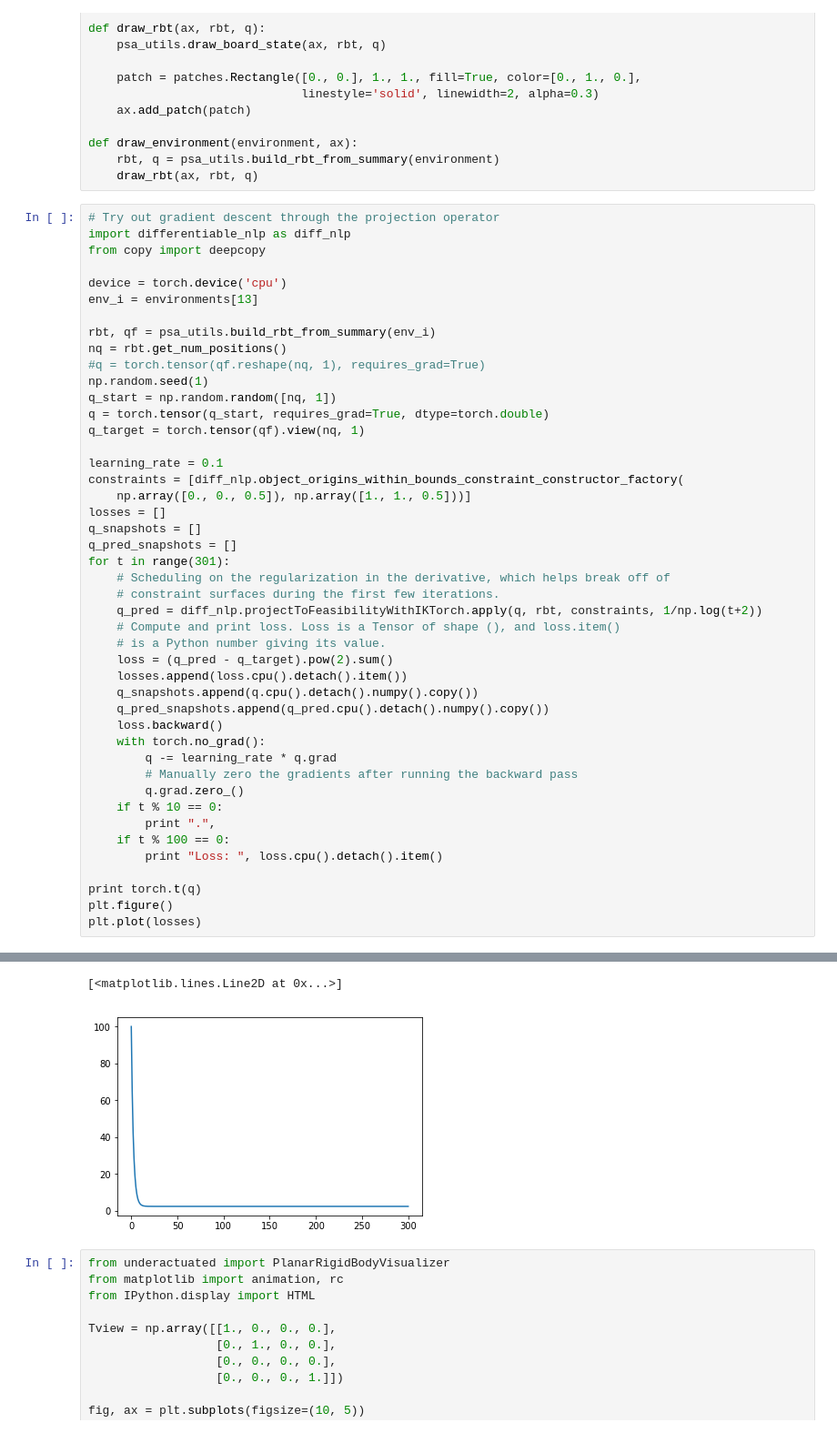
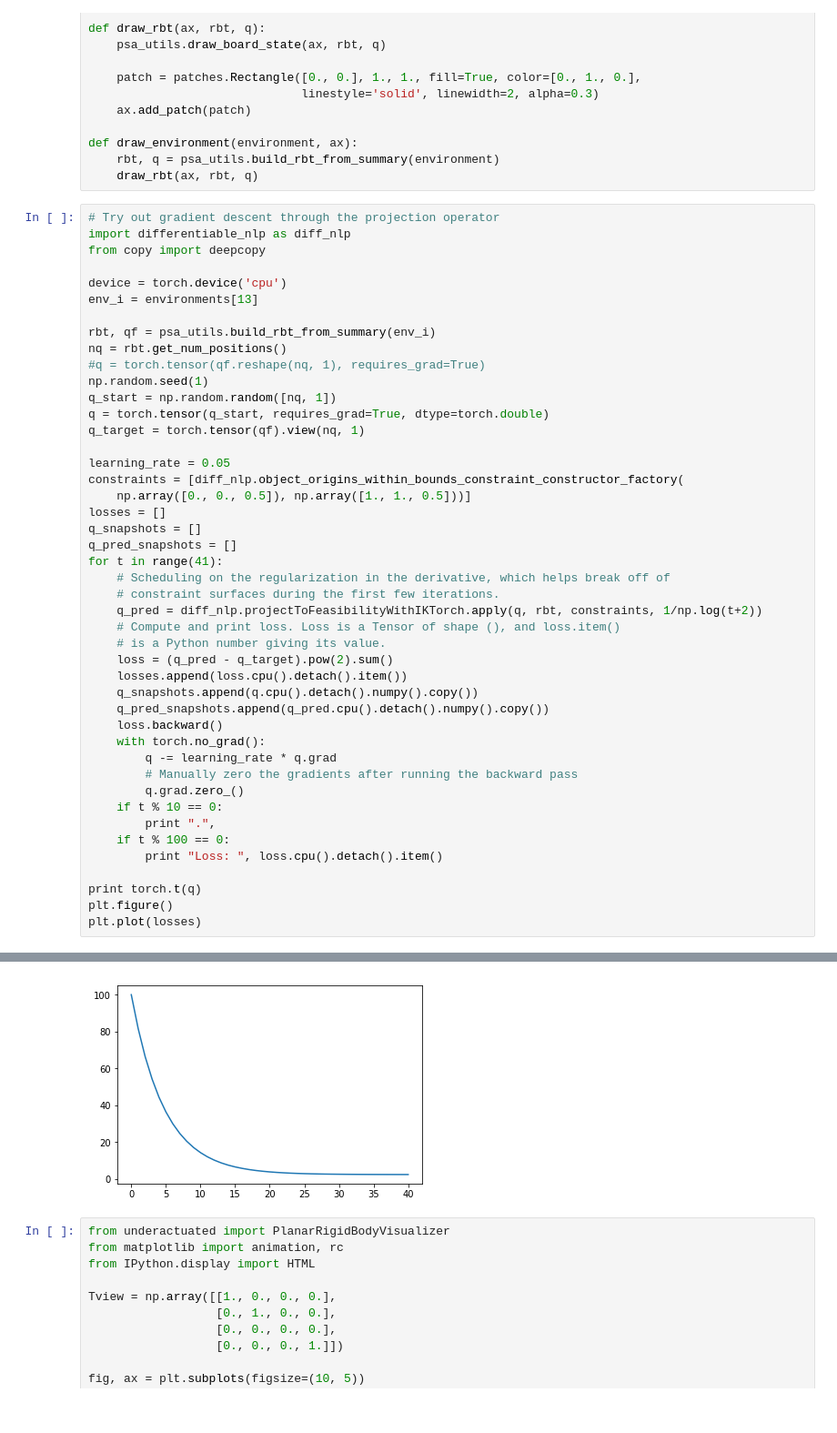
Before and after one commit to gizatt/scene_generation, a Jupyter notebook: 20181213 Differentiable Feasibility Projection Sandbox.ipynb, the cells around one changed output, grey strips where cells are left out. Shown at 91% size. Cells and saved outputs as stored; diff of their text form.

```diff
--- a/20181213 Differentiable Feasibility Projection Sandbox.ipynb
+++ b/20181213 Differentiable Feasibility Projection Sandbox.ipynb
@@ -65,13 +62,13 @@ q_start = np.random.random([nq, 1])
 q = torch.tensor(q_start, requires_grad=True, dtype=torch.double)
 q_target = torch.tensor(qf).view(nq, 1)
 
-learning_rate = 0.1
+learning_rate = 0.05
 constraints = [diff_nlp.object_origins_within_bounds_constraint_constructor_factory(
     np.array([0., 0., 0.5]), np.array([1., 1., 0.5]))]
 losses = []
 q_snapshots = []
 q_pred_snapshots = []
-for t in range(301):
+for t in range(41):
     # Scheduling on the regularization in the derivative, which helps break off of
     # constraint surfaces during the first few iterations.
     q_pred = diff_nlp.projectToFeasibilityWithIKTorch.apply(q, rbt, constraints, 1/np.log(t+2))
@@ -118,5 +108,4 @@ tensor([[1.7304e-02, 9.9186e-01, 6.8530e+00, 2.0432e-30, 9.8906e-31, 2.7191e-01,
-[<matplotlib.lines.Line2D at 0x...>]
-[figure, old version]
+[figure, new version]
 # %%
 from underactuated import PlanarRigidBodyVisualizer
 from matplotlib import animation, rc
```
Also changed, not shown: parts of 3 cells of this notebook, 1 other file.
